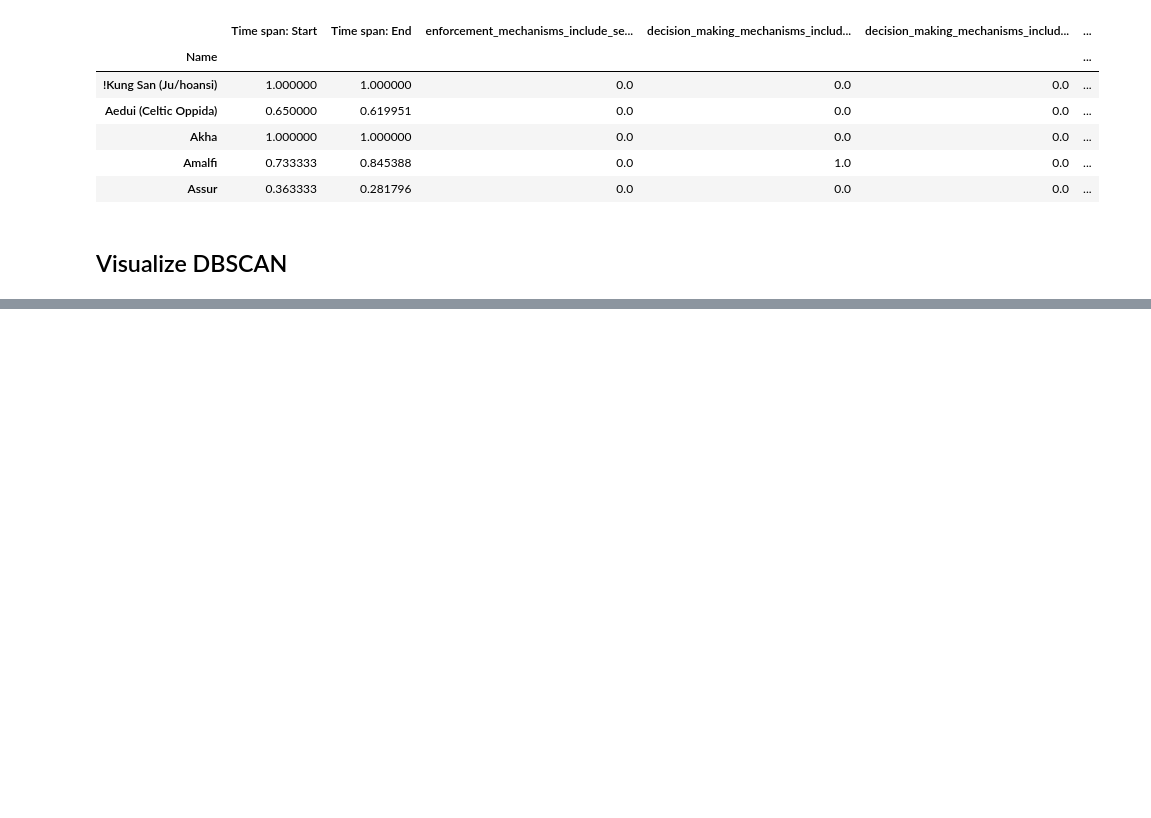
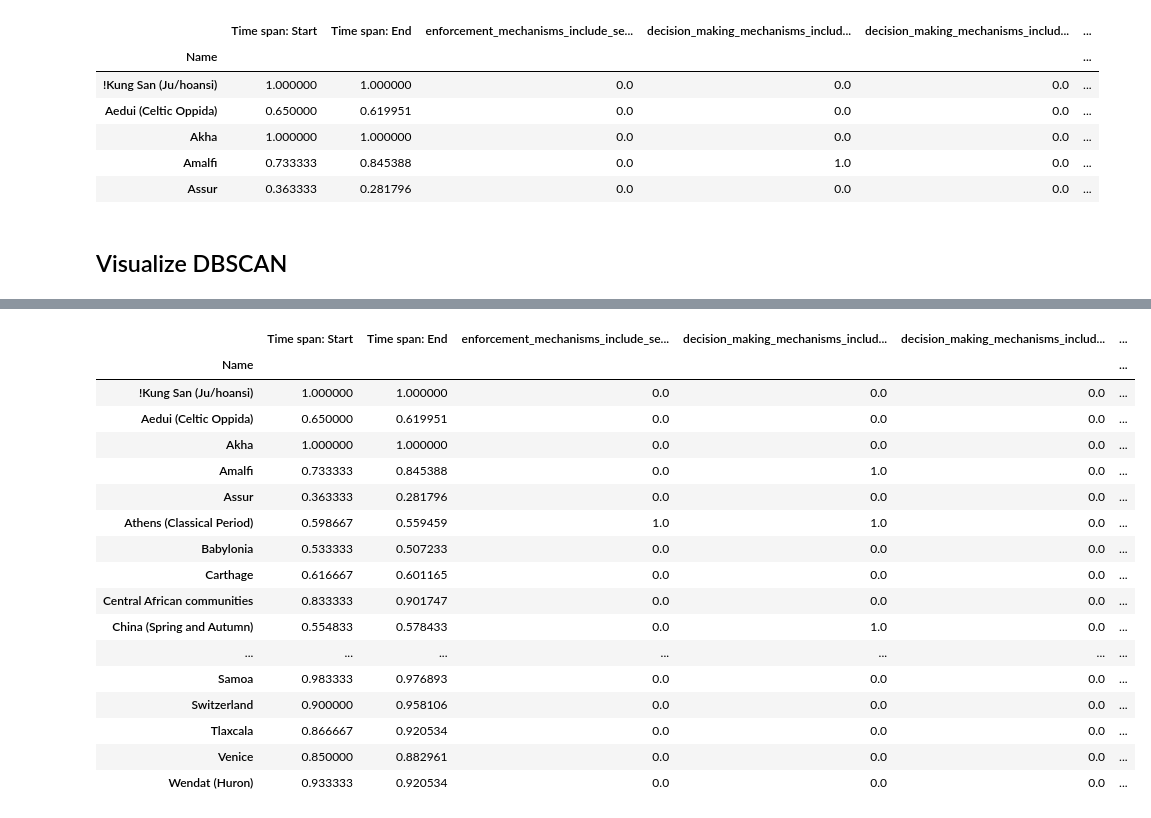
Before and after one commit to metagov/governance-archaeology, a Jupyter notebook: notebooks/Analysis_Similarity_Clustering_Communities.ipynb, the cells around one changed output, grey strips where cells are left out. Drawn from its saved outputs; the diff is of its cells as text; code cells hidden in the pictures; blank space fills up the shorter version.

Commit message:
Add output of each DBSCAN cluster

```diff
--- a/notebooks/Analysis_Similarity_Clustering_Communities.ipynb
+++ b/notebooks/Analysis_Similarity_Clustering_Communities.ipynb
@@ -513,3 +513,24 @@ fig = dict(data=data, layout=layout)
 iplot(fig)
 # %% [output]
 [interactive output not drawn]
+# %%
+dbscan_cluster_0
+# %% [output]
+|  | Time span: Start | Time span: End | enforcement_mechanisms_include_se... | decision_making_mechanisms_includ... | decision_making_mechanisms_includ... | ... |
+| Name |  |  |  |  |  | ... |
+| !Kung San (Ju/hoansi) | 1.000000 | 1.000000 | 0.0 | 0.0 | 0.0 | ... |
+| Aedui (Celtic Oppida) | 0.650000 | 0.619951 | 0.0 | 0.0 | 0.0 | ... |
+| Akha | 1.000000 | 1.000000 | 0.0 | 0.0 | 0.0 | ... |
+| Amalfi | 0.733333 | 0.845388 | 0.0 | 1.0 | 0.0 | ... |
+| Assur | 0.363333 | 0.281796 | 0.0 | 0.0 | 0.0 | ... |
+| Athens (Classical Period) | 0.598667 | 0.559459 | 1.0 | 1.0 | 0.0 | ... |
+| Babylonia | 0.533333 | 0.507233 | 0.0 | 0.0 | 0.0 | ... |
+| Carthage | 0.616667 | 0.601165 | 0.0 | 0.0 | 0.0 | ... |
+| Central African communities | 0.833333 | 0.901747 | 0.0 | 0.0 | 0.0 | ... |
+| China (Spring and Autumn) | 0.554833 | 0.578433 | 0.0 | 1.0 | 0.0 | ... |
+| ... | ... | ... | ... | ... | ... | ... |
+| Samoa | 0.983333 | 0.976893 | 0.0 | 0.0 | 0.0 | ... |
+| Switzerland | 0.900000 | 0.958106 | 0.0 | 0.0 | 0.0 | ... |
+| Tlaxcala | 0.866667 | 0.920534 | 0.0 | 0.0 | 0.0 | ... |
+| Venice | 0.850000 | 0.882961 | 0.0 | 0.0 | 0.0 | ... |
+| Wendat (Huron) | 0.933333 | 0.920534 | 0.0 | 0.0 | 0.0 | ... |
```
Also changed, not shown: parts of 4 cells of this notebook.
